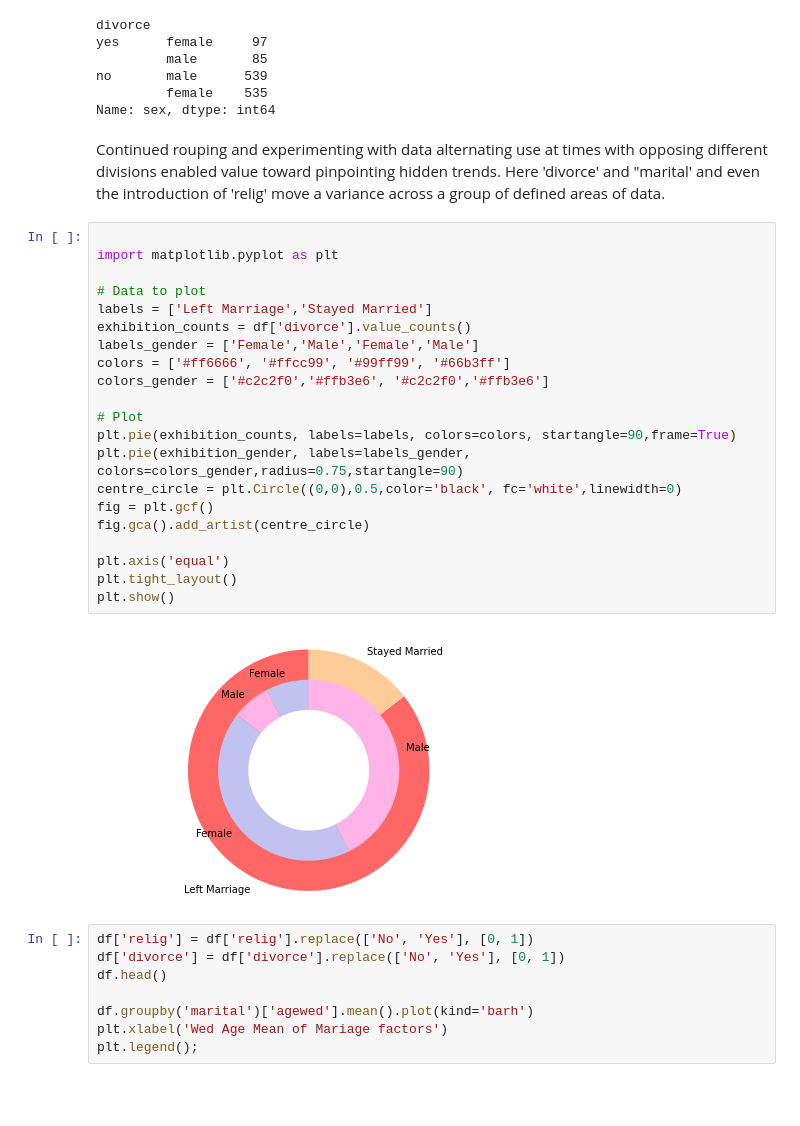
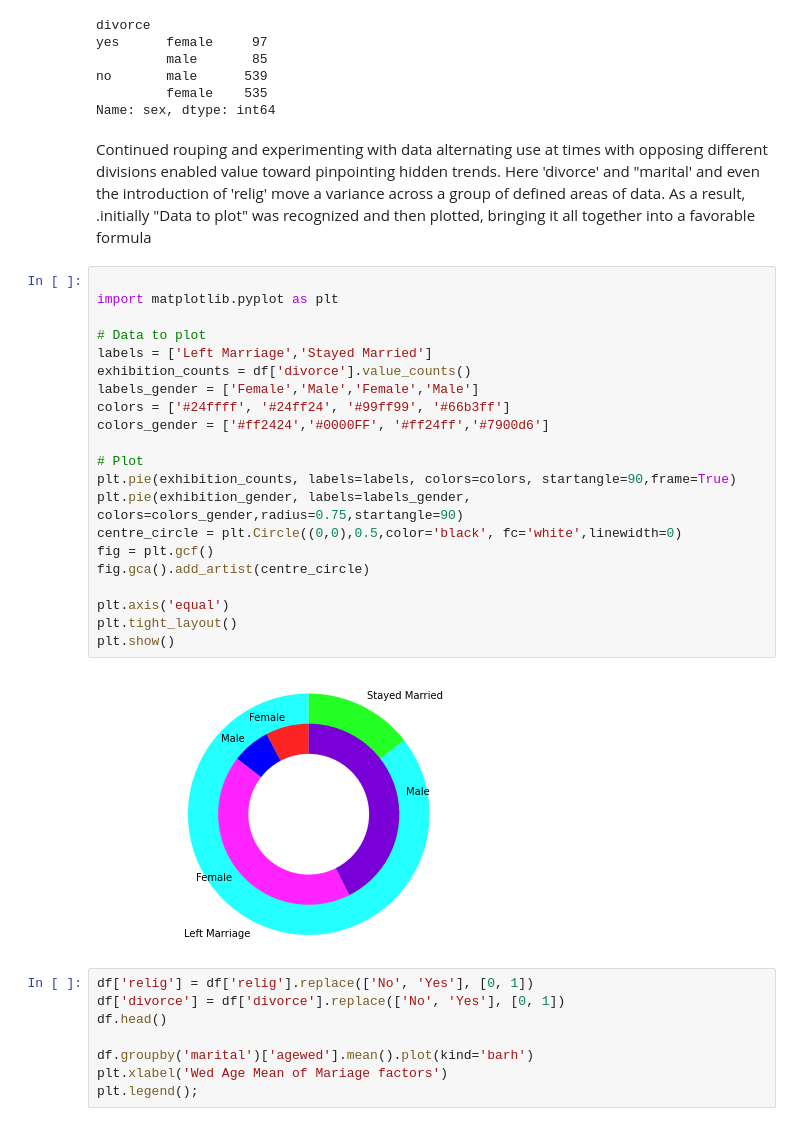
Before and after one commit to dlb007/Vox, a Jupyter notebook: Assignment # 9xx.ipynb, the cells around one changed output. Saved outputs shown, nothing was run; the diff lists cells and outputs as text; blank space fills up the shorter version.

```diff
--- a/Assignment # 9xx.ipynb
+++ b/Assignment # 9xx.ipynb
@@ -137,30 +139,30 @@ no       male      539
          female    535
 Name: sex, dtype: int64
 # %% [markdown]
-Continued rouping and experimenting with data alternating use at times with opposing different divisions enabled value toward pinpointing hidden trends. Here 'divorce' and "marital' and even the introduction of 'relig' move a variance across a group of defined areas of data.
+Continued rouping and experimenting with data alternating use at times with opposing different divisions enabled value toward pinpointing hidden trends. Here 'divorce' and "marital' and even the introduction of 'relig' move a variance across a group of defined areas of data.  As a result, .initially "Data to plot" was recognized and then plotted, bringing it all together into a favorable formula
 # %%
 
 import matplotlib.pyplot as plt
 
 # Data to plot
 labels = ['Left Marriage','Stayed Married']
 exhibition_counts = df['divorce'].value_counts()
 labels_gender = ['Female','Male','Female','Male']
-colors = ['#ff6666', '#ffcc99', '#99ff99', '#66b3ff']
-colors_gender = ['#c2c2f0','#ffb3e6', '#c2c2f0','#ffb3e6']
+colors = ['#24ffff', '#24ff24', '#99ff99', '#66b3ff']
+colors_gender = ['#ff2424','#0000FF', '#ff24ff','#7900d6']
 
 # Plot
 plt.pie(exhibition_counts, labels=labels, colors=colors, startangle=90,frame=True)
 plt.pie(exhibition_gender, labels=labels_gender, colors=colors_gender,radius=0.75,startangle=90)
 centre_circle = plt.Circle((0,0),0.5,color='black', fc='white',linewidth=0)
 fig = plt.gcf()
 fig.gca().add_artist(centre_circle)
 
 plt.axis('equal')
 plt.tight_layout()
 plt.show()
 # %% [output]
-[figure, old version]
+[figure, new version]
 # %%
 df['relig'] = df['relig'].replace(['No', 'Yes'], [0, 1])
 df['divorce'] = df['divorce'].replace(['No', 'Yes'], [0, 1])
```
Also changed, not shown: parts of 9 cells of this notebook.
